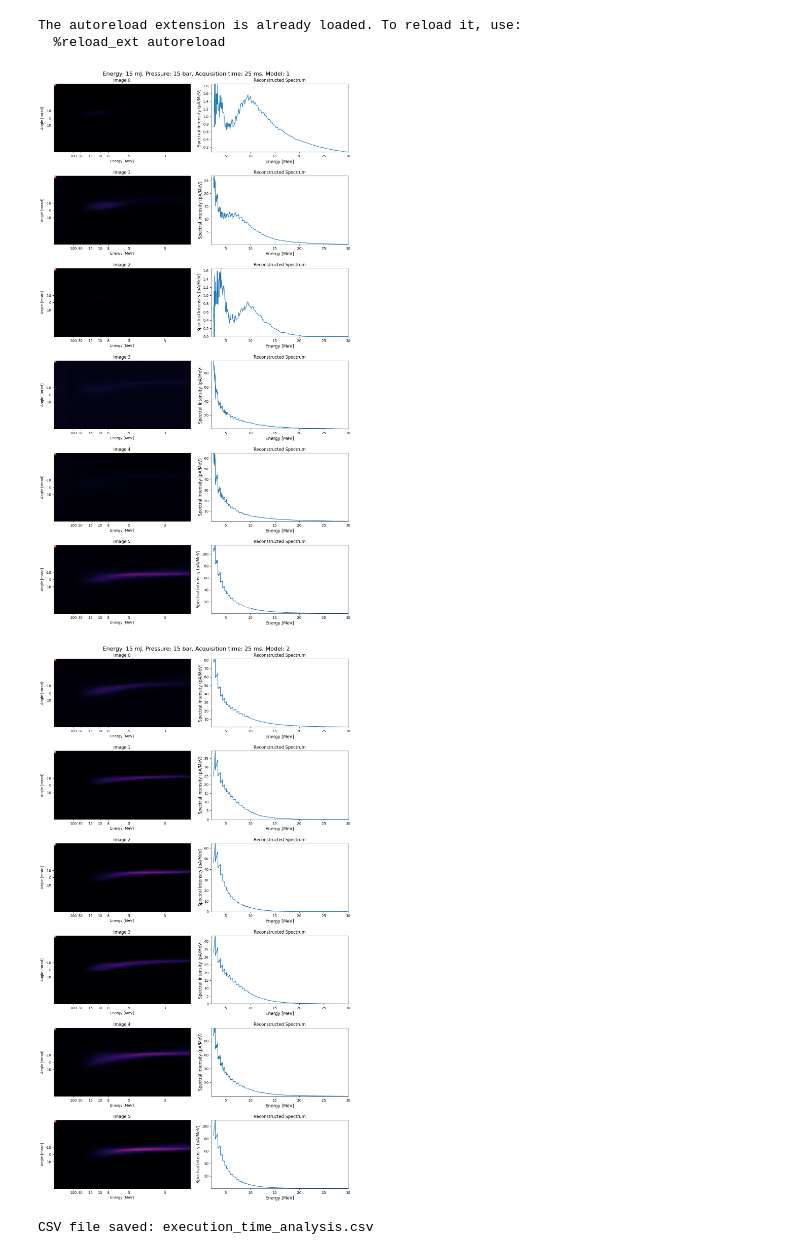
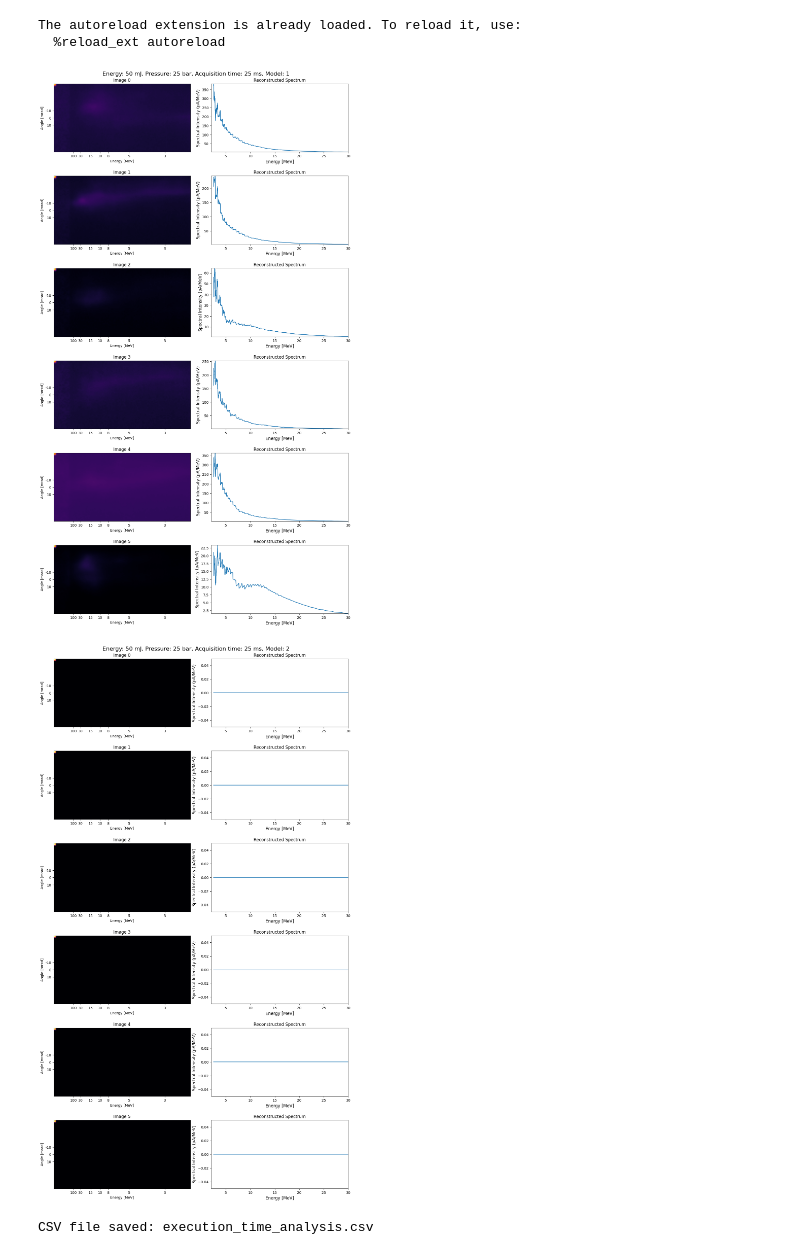
Before and after one commit to Jechmate/diffAE-elibeams, a Jupyter notebook: sample.ipynb, the cells around one changed output. Cells and saved outputs as stored; diff of their text form; code cells hidden in the pictures.

```diff
--- a/sample.ipynb
+++ b/sample.ipynb
@@ -16,37 +16,37 @@ from src.utils import plot_images, plot_images_from_dir, plot_image_pairs, save_
 # 19, 15, 20 - thicker line, more up and bent
 # 25, 15, 20 - blob on the left, vague line from it, noisy
 # 25, 15, 40 - crazy bright smudge
 # 15, 15, 100 - second model shows all near max value
 
 # 15, 15, 1 - second model shows all black
 n = 6
 device = "cuda:1"
-E = 15
-P = 15
+E = 50
+P = 25
 ms = 25
 
 model = UNet_conditional(img_width=128, img_height=64, feat_num=3, device=device).to(device)
 ckpt = torch.load("models/1st_phys_spec_beam_850ns/ema_ckpt.pt", map_location=device)
 model.load_state_dict(ckpt)
 sampler = SpacedDiffusion(beta_start=1e-4, beta_end=0.02, noise_steps=850, section_counts=[2, 2, 2, 2, 2, 2, 2, 2, 2, 7], img_height=64, img_width=128, device=device, rescale_timesteps=False)
 y = torch.Tensor([E,P,ms]).to(device).float().unsqueeze(0) # parameter vector
 x = sampler.ddim_sample_loop(model=model, y=y, cfg_scale=1, device=device, eta=1, n=n)
 plot_image_pairs(x, xlim=[2,30], acquisition_time_ms=ms, beam_point_y=128, beam_point_x=62, energy=E, pressure=P, model=1)
 # save_samples(x, folder="model1_medhigh")
 
 
 
 model = UNet_conditional(img_width=128, img_height=64, feat_num=3, device=device).to(device)
 ckpt = torch.load("models/2nd_phys_spec_1000ns/ema_ckpt.pt", map_location=device)
 model.load_state_dict(ckpt)
 sampler = SpacedDiffusion(beta_start=1e-4, beta_end=0.02, noise_steps=1000, section_counts=[2, 2, 2, 2, 2, 2, 2, 2, 2, 7], img_height=64, img_width=128, device=device, rescale_timesteps=False)
 y = torch.Tensor([E,P,ms]).to(device).float().unsqueeze(0) # parameter vector
 x = sampler.ddim_sample_loop(model=model, y=y, cfg_scale=3, device=device, eta=1, n=n)
 plot_image_pairs(x, xlim=[2,30], acquisition_time_ms=ms, beam_point_y=128, beam_point_x=62, energy=E, pressure=P, model=2)
 # save_samples(x, folder="model2_medhigh")
 # %% [output]
-[figure, old version]
+[figure, new version]
-[figure, old version]
+[figure, new version]
 # %%
 import torch
 import time
```
Also changed, not shown: 1 other file.
